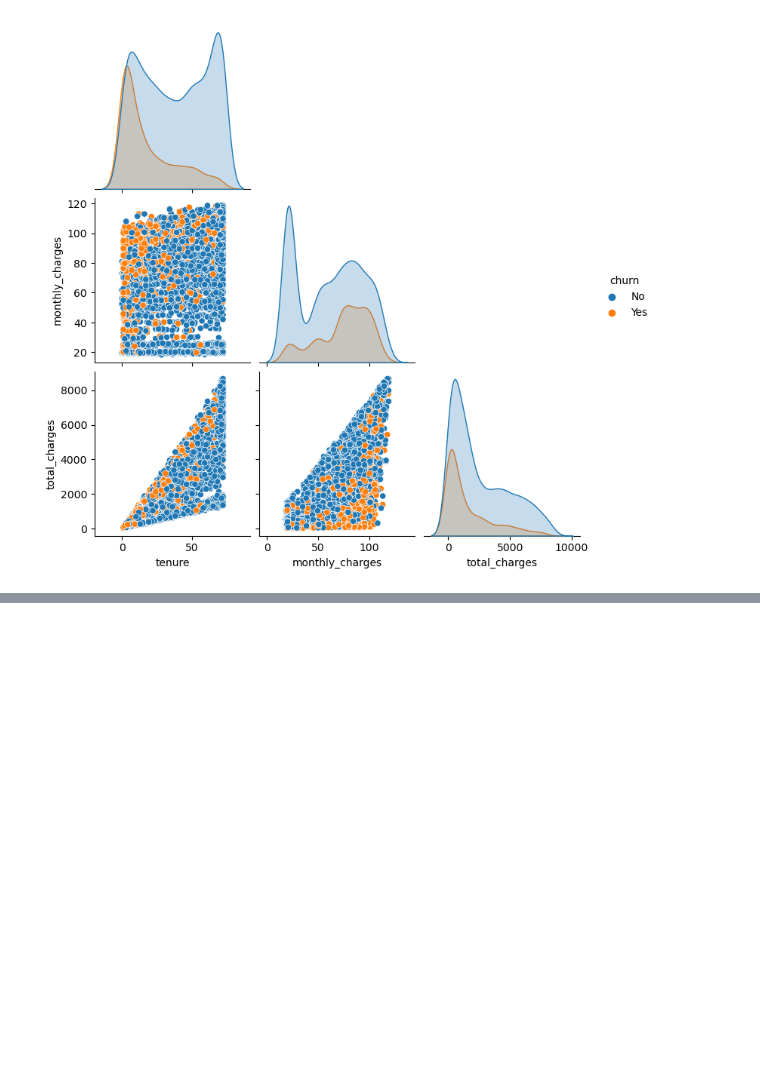
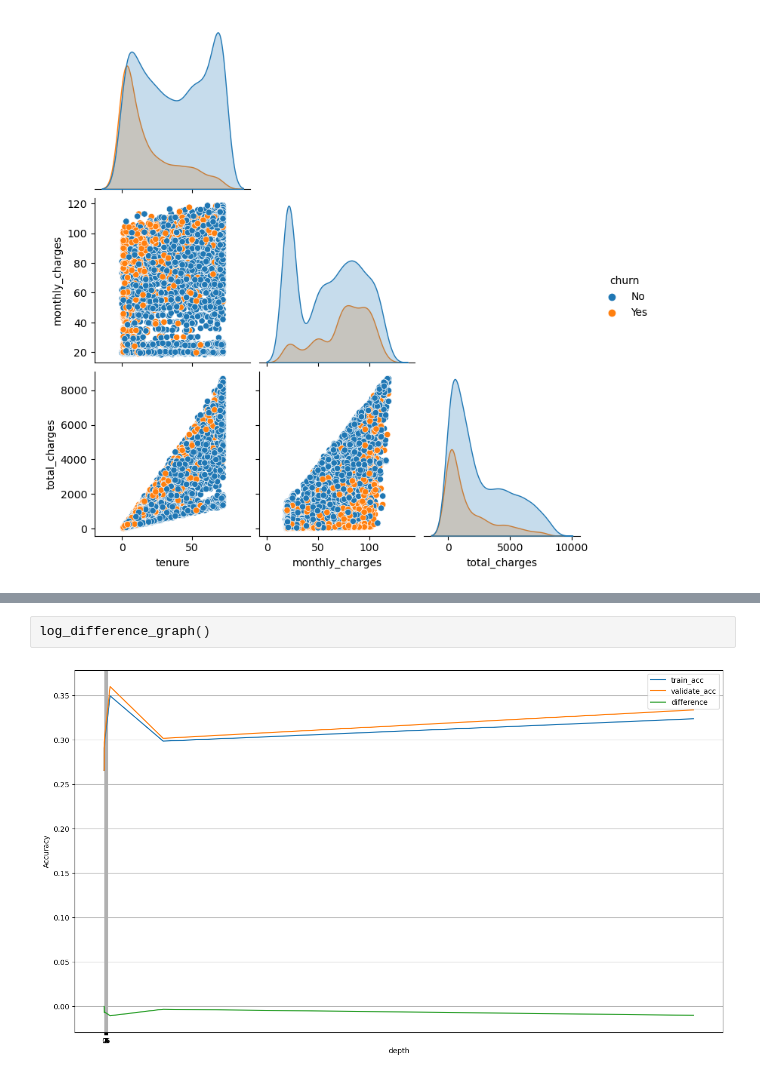
Before and after one commit to mannievilla/Project-Feel-the-Churn, a Jupyter notebook: workbook_for_telco.ipynb, the cells around one changed output, grey strips where cells are left out. Drawn from its saved outputs; the diff is of its cells as text; blank space fills up the shorter version.

```diff
--- a/workbook_for_telco.ipynb
+++ b/workbook_for_telco.ipynb
@@ -991,0 +1188,4 @@ plt.show()
+# %%
+log_difference_graph()
+# %% [output]
+[figure, added]
```
Also changed, not shown: parts of 56 cells of this notebook, 5 other files.
